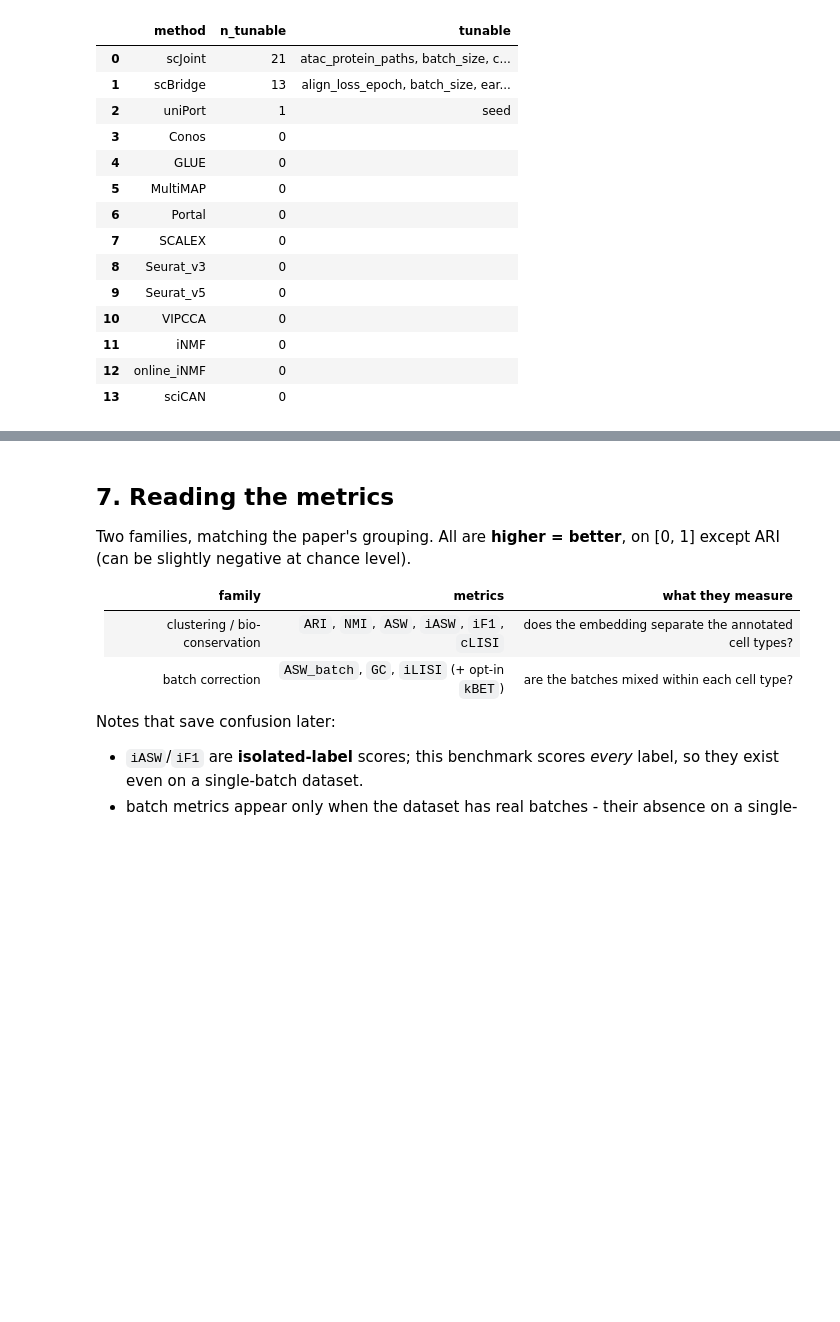
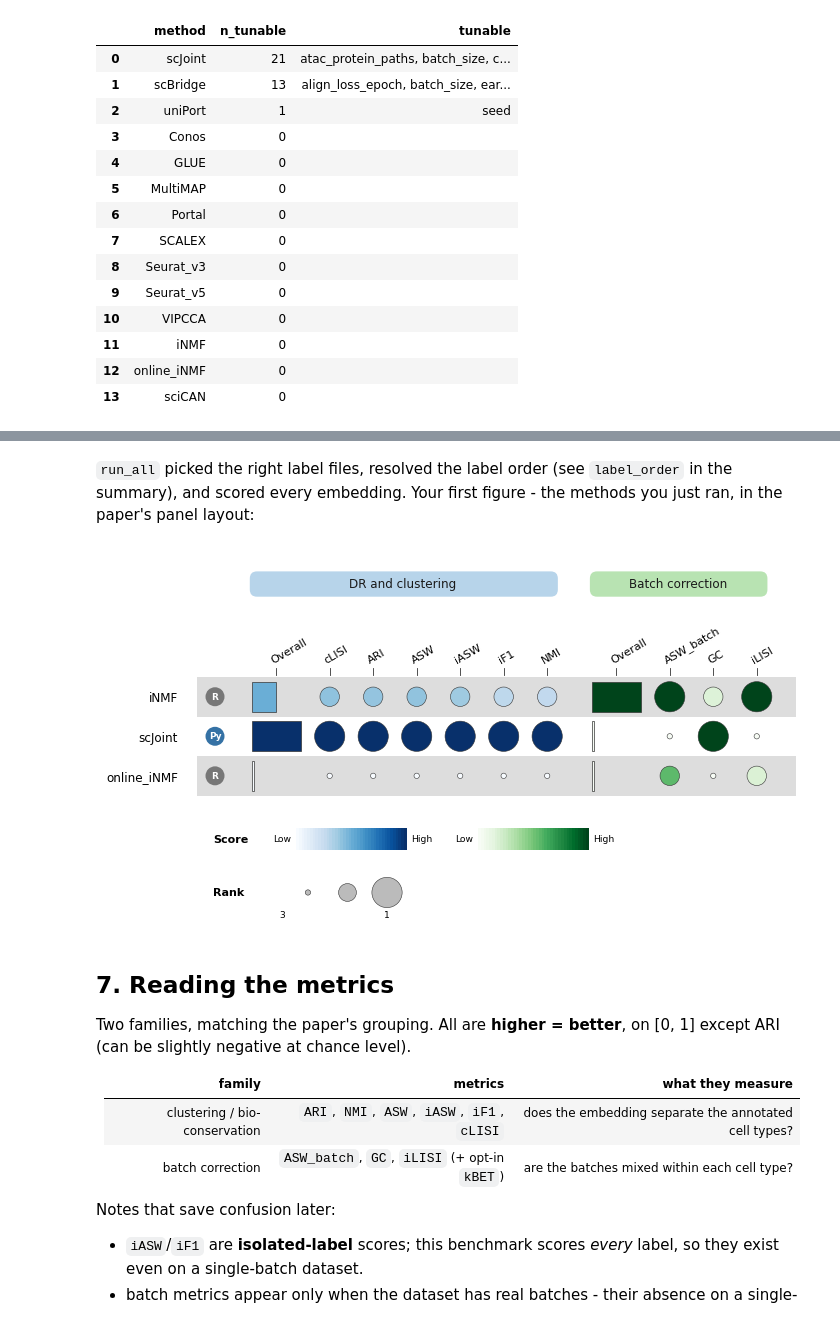
Before and after one commit to DSichang/scMultiBench, a Jupyter notebook: tutorials/diagonal/diagonal.ipynb, the cells around one changed output, grey strips where cells are left out. Saved outputs shown, nothing was run; the diff lists cells and outputs as text; code cells hidden in the pictures; blank space fills up the shorter version.

```diff
--- a/tutorials/diagonal/diagonal.ipynb
+++ b/tutorials/diagonal/diagonal.ipynb
@@ -392,3 +304,11 @@ full-setting sweep - one more reason not to mix them in one figure.)
+# %% [markdown]
+`run_all` picked the right label files, resolved the label order (see
+`label_order` in the summary), and scored every embedding. Your first figure -
+the methods you just ran, in the paper's panel layout:
+# %%
+res.plot()
+# %% [output]
+[figure, added]
 # %% [markdown]
 ## 7. Reading the metrics
 
```
Also changed, not shown: parts of 23 cells of this notebook, 8 other files.
